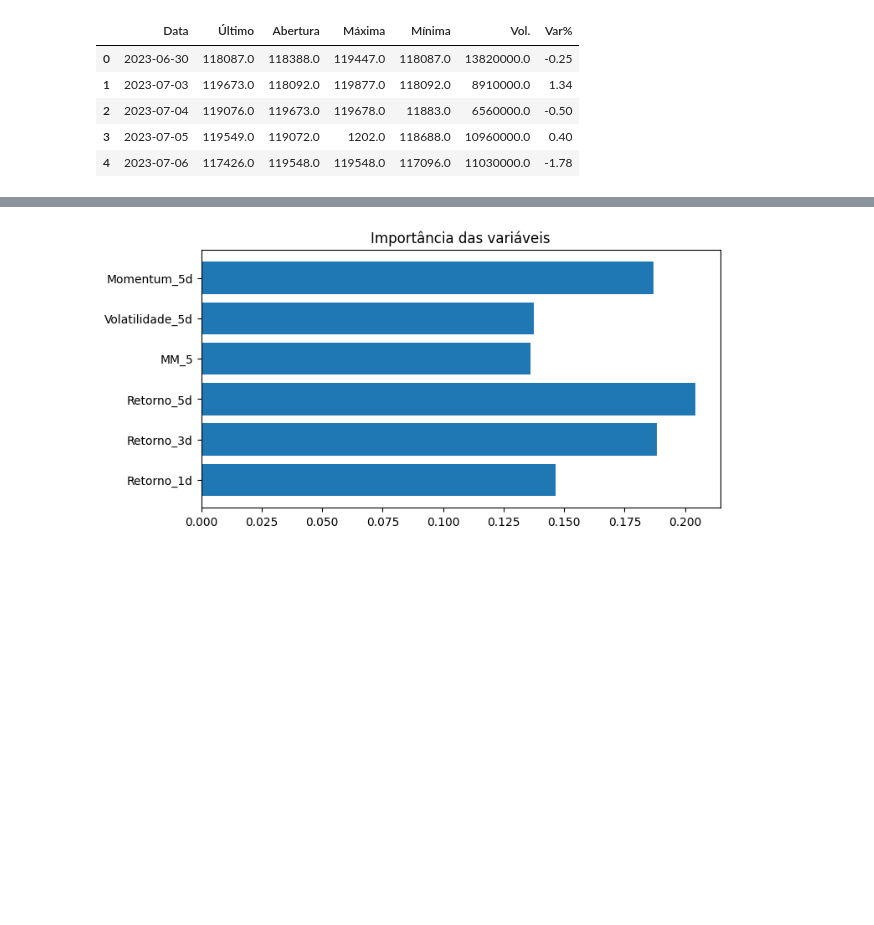
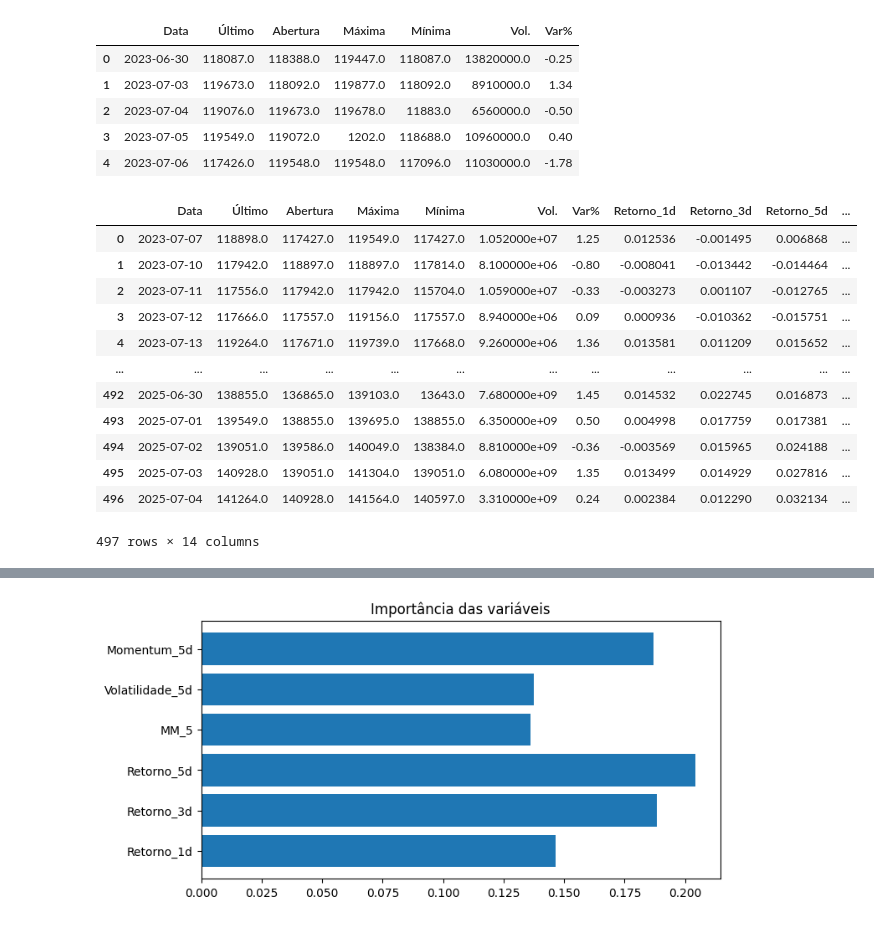
Before and after one commit to willianncardoso/IBOVESPA, a Jupyter notebook: PosFIAP_T2.ipynb, the cells around one changed output, grey strips where cells are left out. Cells and saved outputs as stored; diff of their text form; code cells hidden in the pictures; blank space fills up the shorter version.

```diff
--- a/PosFIAP_T2.ipynb
+++ b/PosFIAP_T2.ipynb
@@ -69,6 +70,22 @@ X_train = X.iloc[:-30]
 X_test = X.iloc[-30:]
 y_train = y.iloc[:-30]
 y_test = y.iloc[-30:]
+# %%
+df
+# %% [output]
+|  | Data | Último | Abertura | Máxima | Mínima | Vol. | Var% | Retorno_1d | Retorno_3d | Retorno_5d | ... |
+| 0 | 2023-07-07 | 118898.0 | 117427.0 | 119549.0 | 117427.0 | 1.052000e+07 | 1.25 | 0.012536 | -0.001495 | 0.006868 | ... |
+| 1 | 2023-07-10 | 117942.0 | 118897.0 | 118897.0 | 117814.0 | 8.100000e+06 | -0.80 | -0.008041 | -0.013442 | -0.014464 | ... |
+| 2 | 2023-07-11 | 117556.0 | 117942.0 | 117942.0 | 115704.0 | 1.059000e+07 | -0.33 | -0.003273 | 0.001107 | -0.012765 | ... |
+| 3 | 2023-07-12 | 117666.0 | 117557.0 | 119156.0 | 117557.0 | 8.940000e+06 | 0.09 | 0.000936 | -0.010362 | -0.015751 | ... |
+| 4 | 2023-07-13 | 119264.0 | 117671.0 | 119739.0 | 117668.0 | 9.260000e+06 | 1.36 | 0.013581 | 0.011209 | 0.015652 | ... |
+| ... | ... | ... | ... | ... | ... | ... | ... | ... | ... | ... | ... |
+| 492 | 2025-06-30 | 138855.0 | 136865.0 | 139103.0 | 13643.0 | 7.680000e+09 | 1.45 | 0.014532 | 0.022745 | 0.016873 | ... |
+| 493 | 2025-07-01 | 139549.0 | 138855.0 | 139695.0 | 138855.0 | 6.350000e+09 | 0.50 | 0.004998 | 0.017759 | 0.017381 | ... |
+| 494 | 2025-07-02 | 139051.0 | 139586.0 | 140049.0 | 138384.0 | 8.810000e+09 | -0.36 | -0.003569 | 0.015965 | 0.024188 | ... |
+| 495 | 2025-07-03 | 140928.0 | 139051.0 | 141304.0 | 139051.0 | 6.080000e+09 | 1.35 | 0.013499 | 0.014929 | 0.027816 | ... |
+| 496 | 2025-07-04 | 141264.0 | 140928.0 | 141564.0 | 140597.0 | 3.310000e+09 | 0.24 | 0.002384 | 0.012290 | 0.032134 | ... |
+497 rows × 14 columns
 # %%
 from xgboost import XGBClassifier
 from sklearn.metrics import accuracy_score, classification_report
```
Also changed, not shown: parts of 22 cells of this notebook.
